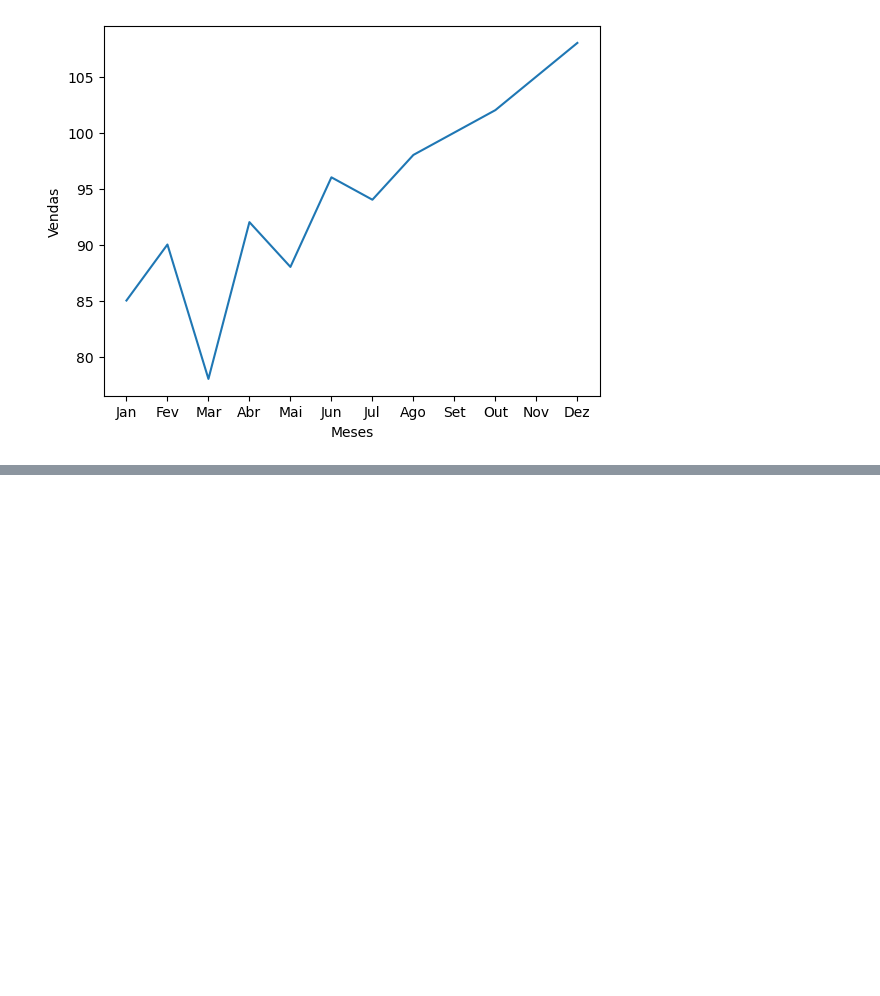
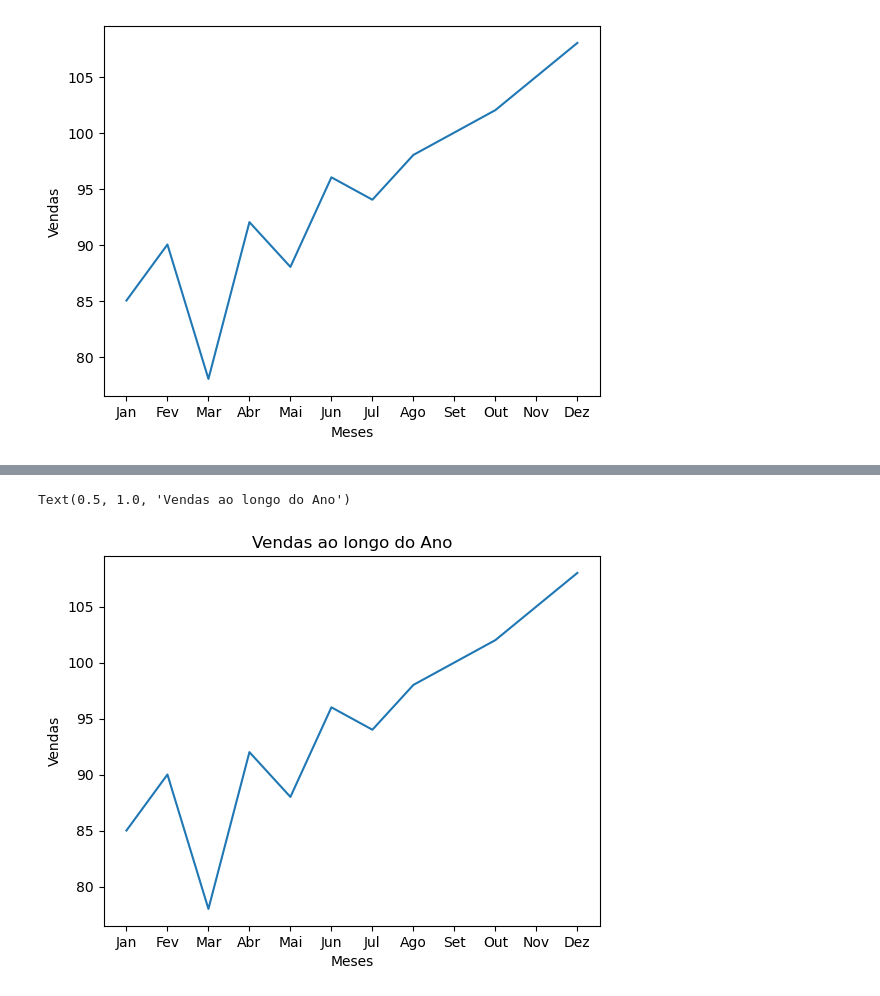
Before and after one commit to kiwsley/ciencia_de_dados, a Jupyter notebook: matplotlib_Searborn/introseaborn.ipynb, the cells around one changed output, grey strips where cells are left out. Cells and saved outputs as stored; diff of their text form; code cells hidden in the pictures; blank space fills up the shorter version.

```diff
--- a/matplotlib_Searborn/introseaborn.ipynb
+++ b/matplotlib_Searborn/introseaborn.ipynb
@@ -44,0 +52,7 @@ sns.lineplot(x='Meses', y='Vendas',data=dados)
+# %%
+linha = sns.lineplot(x='Meses', y='Vendas',data=dados)
+
+linha.set_title("Vendas ao longo do Ano")
+# %% [output]
+Text(0.5, 1.0, 'Vendas ao longo do Ano')
+[figure, added]
```
Also changed, not shown: parts of 4 cells of this notebook, 1 other file.
